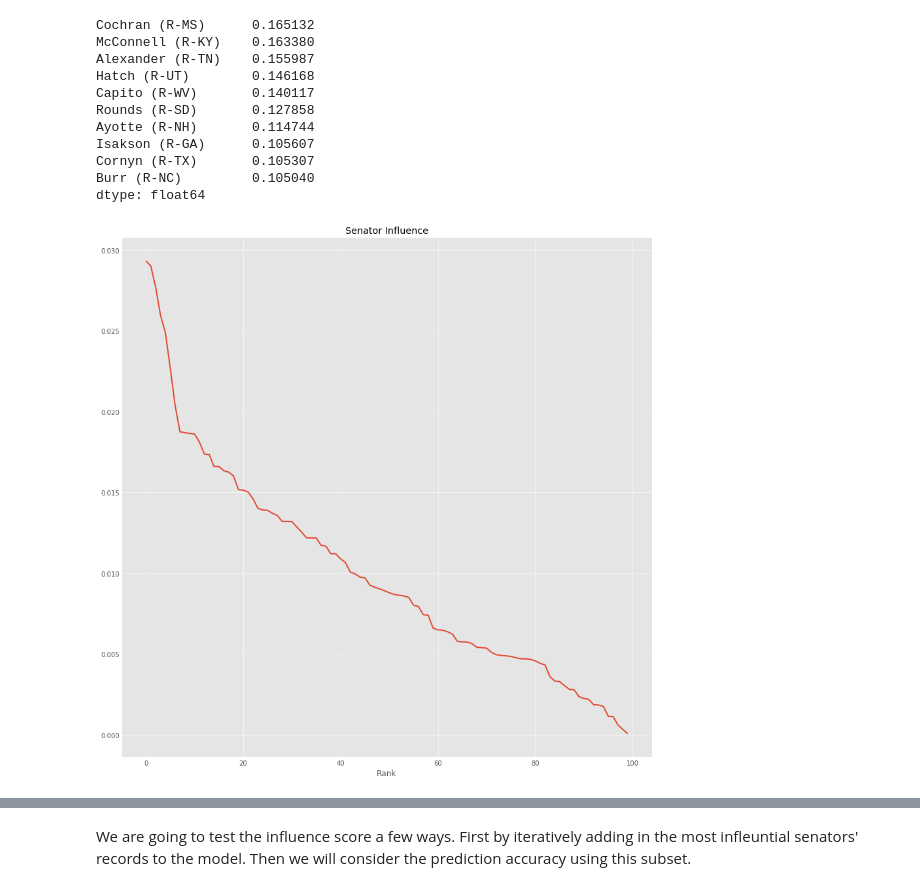
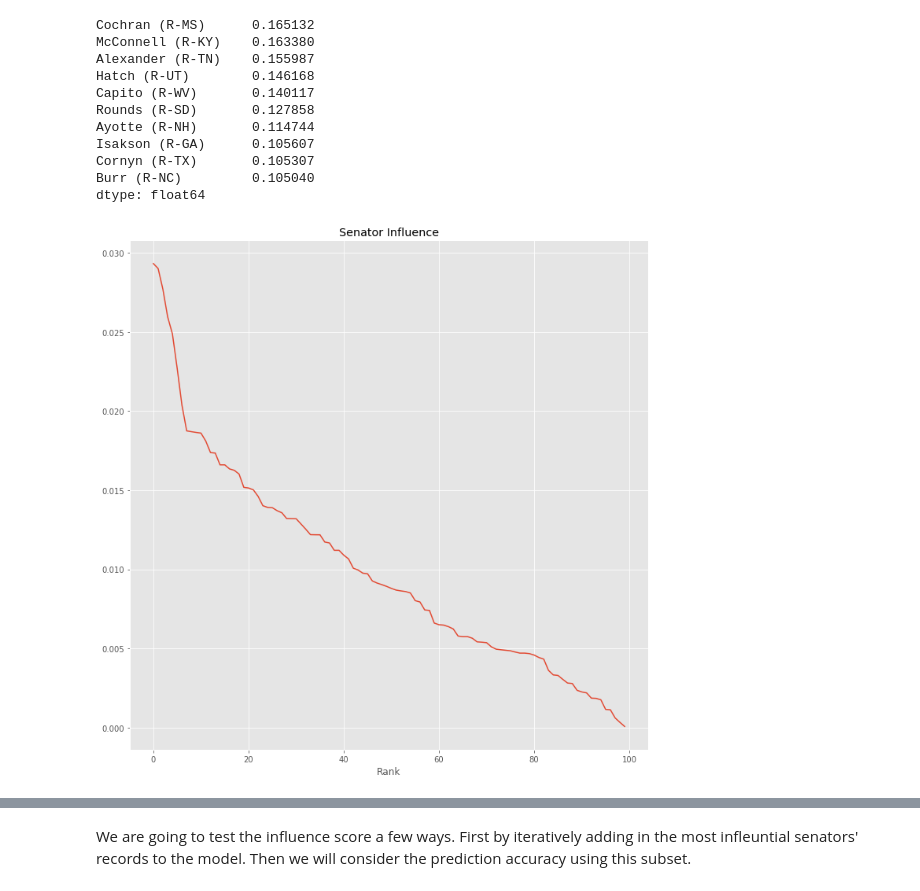
Before and after one commit to HigginTown/HouseDivided, a Jupyter notebook: scripts/predicting_outcomes.ipynb, the cells around one changed output, grey strips where cells are left out. Saved outputs shown, nothing was run; the diff lists cells and outputs as text; code cells hidden in the pictures.

```diff
--- a/scripts/predicting_outcomes.ipynb
+++ b/scripts/predicting_outcomes.ipynb
@@ -45,16 +45,16 @@ dtype: float64
 # %%
 import matplotlib.pyplot as plt
 plt.style.use('ggplot')
-plt.rcParams['figure.figsize'] = (12, 12)
+plt.rcParams['figure.figsize'] = (10, 10)
 
 # examining influence
 plt.plot((senators_by_score.values) / senators_by_score.values.sum())
 plt.title('Senator Influence')
 plt.xlabel('Rank')
 plt.tight_layout()
 plt.savefig('../gallery/influence_rank.png')
 
 plt.show()
 # %% [output]
-[figure, old version]
+[figure, new version]
 # %%
```
Also changed, not shown: parts of 5 cells of this notebook, 4 other files.
